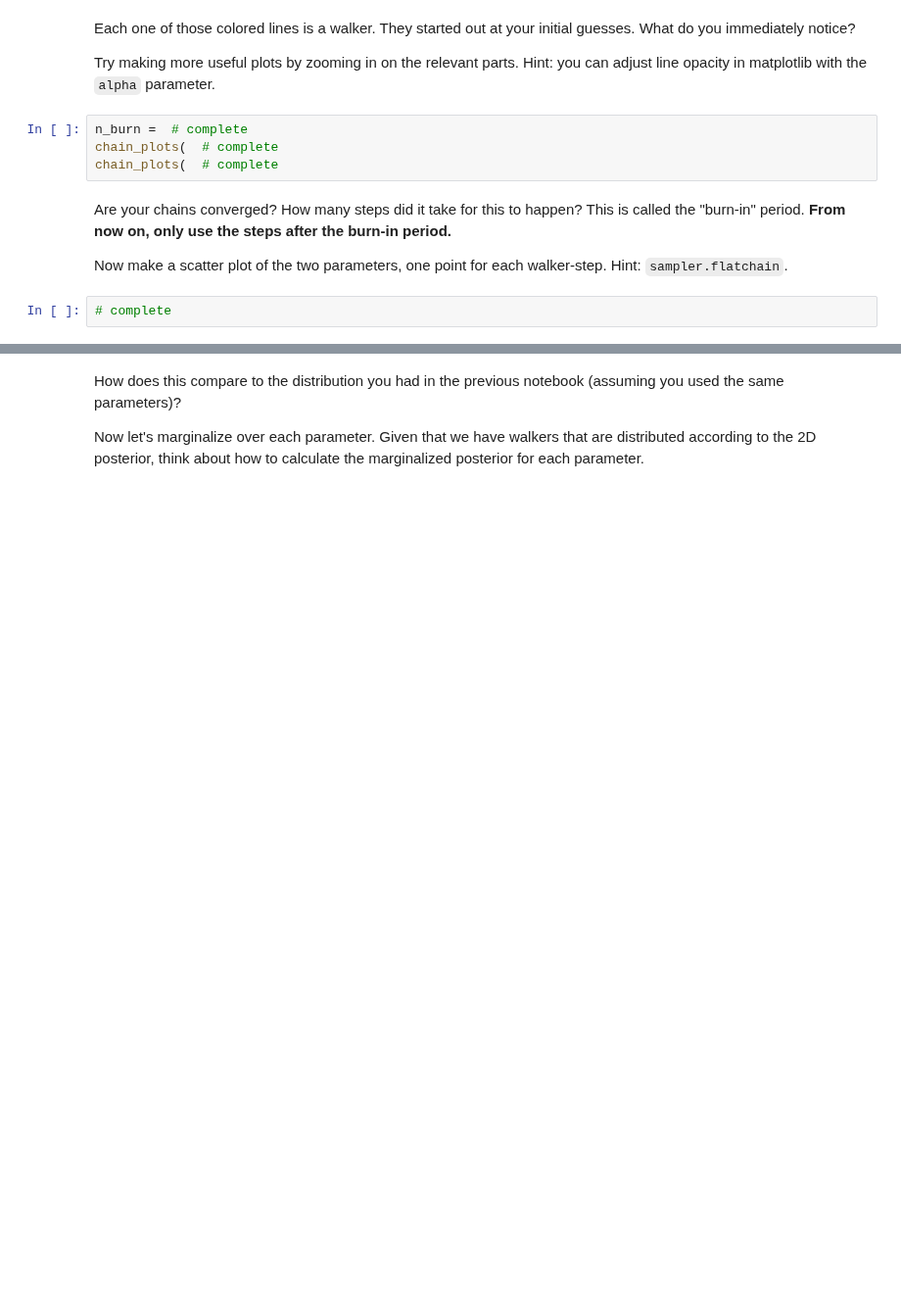
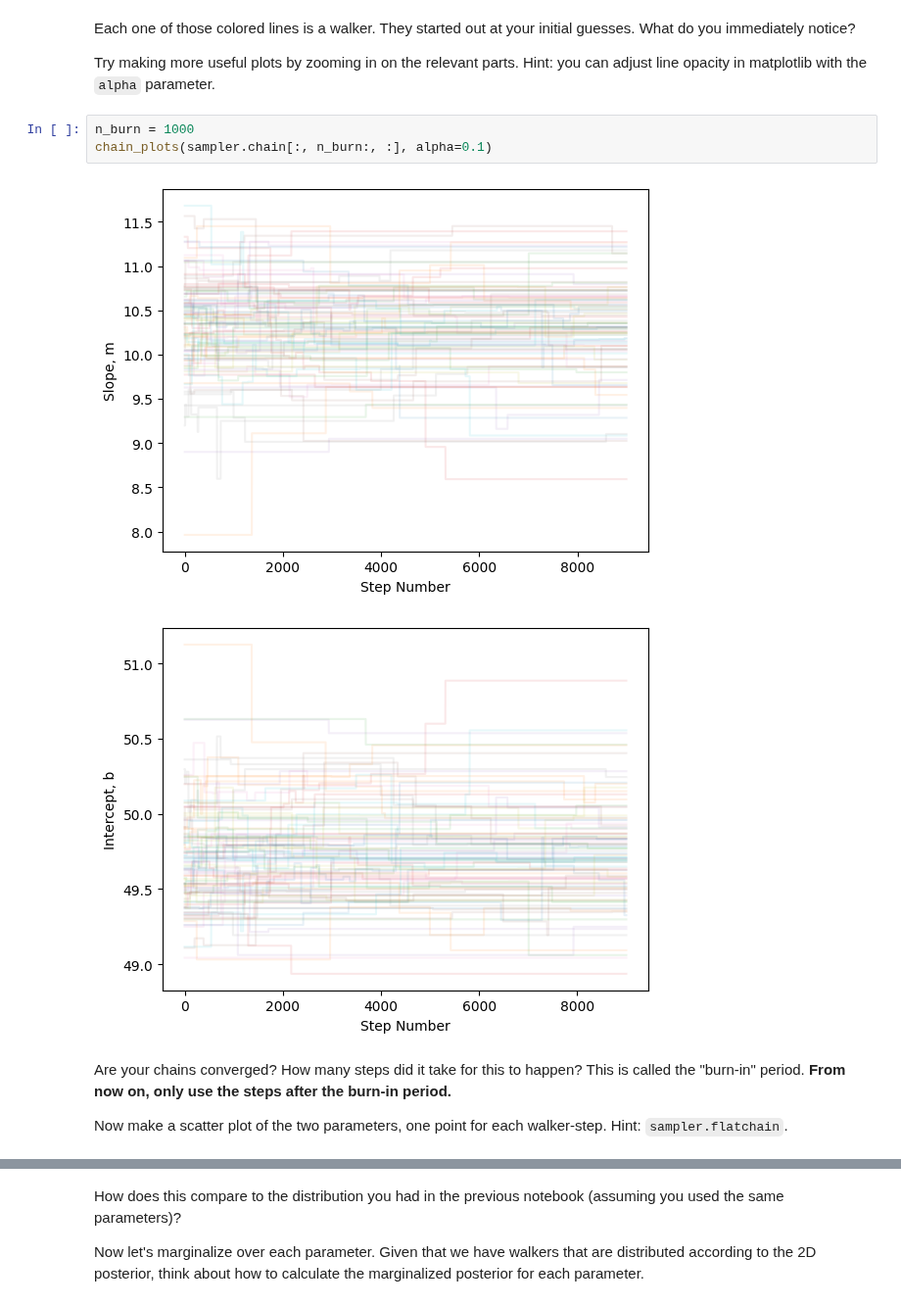
Before and after one commit to ASTR154/bayesian-statistics, a Jupyter notebook: mcmc_line_fitting.ipynb, the cells around one changed output, grey strips where cells are left out. Shown at 98% size. Drawn from its saved outputs; the diff is of its cells as text; blank space fills up the shorter version.

```diff
--- a/mcmc_line_fitting.ipynb
+++ b/mcmc_line_fitting.ipynb
@@ -96,13 +188,13 @@ chain_plots(sampler.chain)
 Each one of those colored lines is a walker. They started out at your initial guesses. What do you immediately notice?
 
 Try making more useful plots by zooming in on the relevant parts. Hint: you can adjust line opacity in matplotlib with the `alpha` parameter.
-# %%
-n_burn =  # complete
-chain_plots(  # complete
-chain_plots(  # complete
+# %%
+n_burn = 1000
+chain_plots(sampler.chain[:, n_burn:, :], alpha=0.1)
+# %% [output]
+[figure, added]
+[figure, added]
 # %% [markdown]
 Are your chains converged? How many steps did it take for this to happen? This is called the "burn-in" period. **From now on, only use the steps after the burn-in period.**
 
 Now make a scatter plot of the two parameters, one point for each walker-step. Hint: `sampler.flatchain`.
-# %%
-# complete
```
Also changed, not shown: parts of 19 cells of this notebook.
